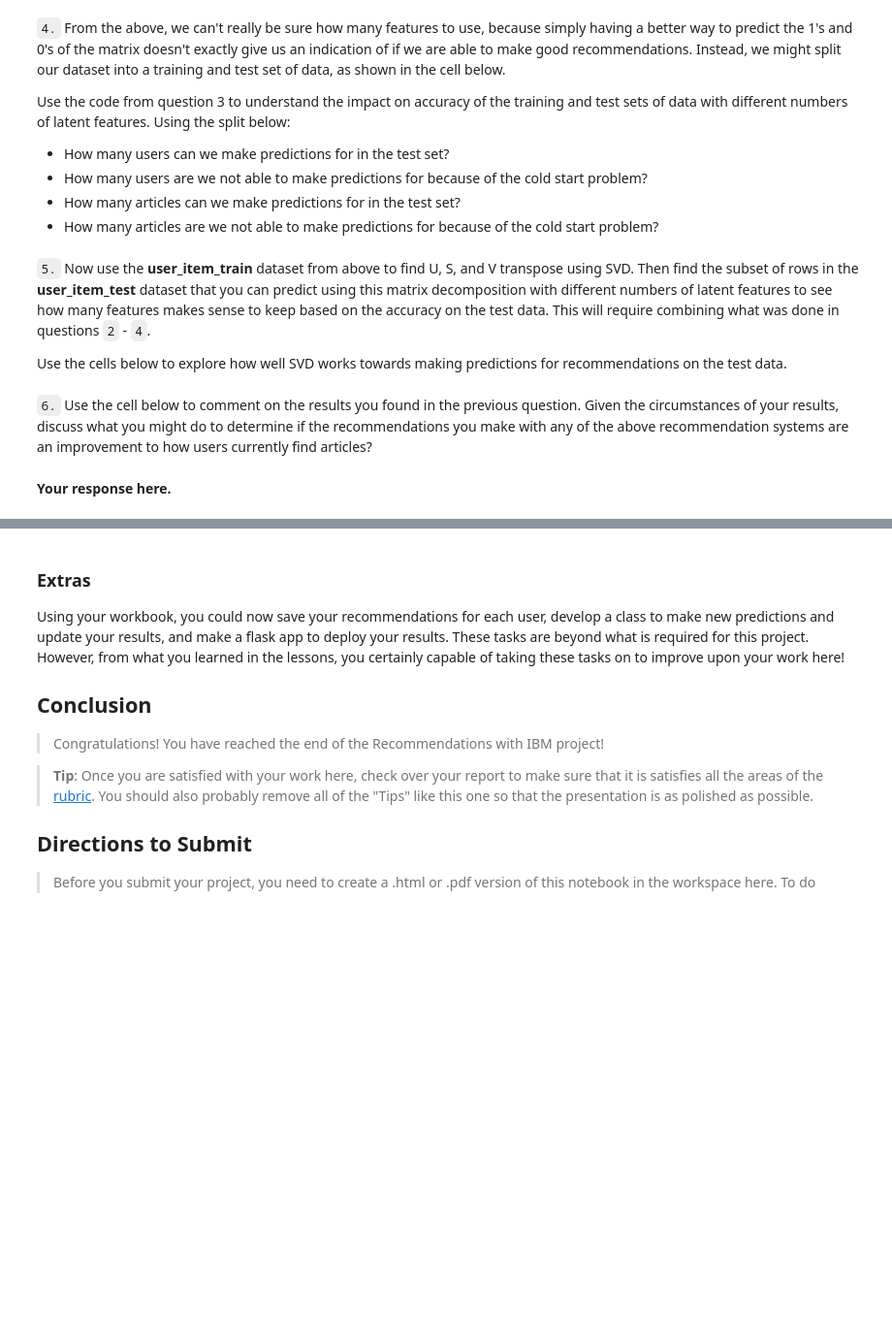
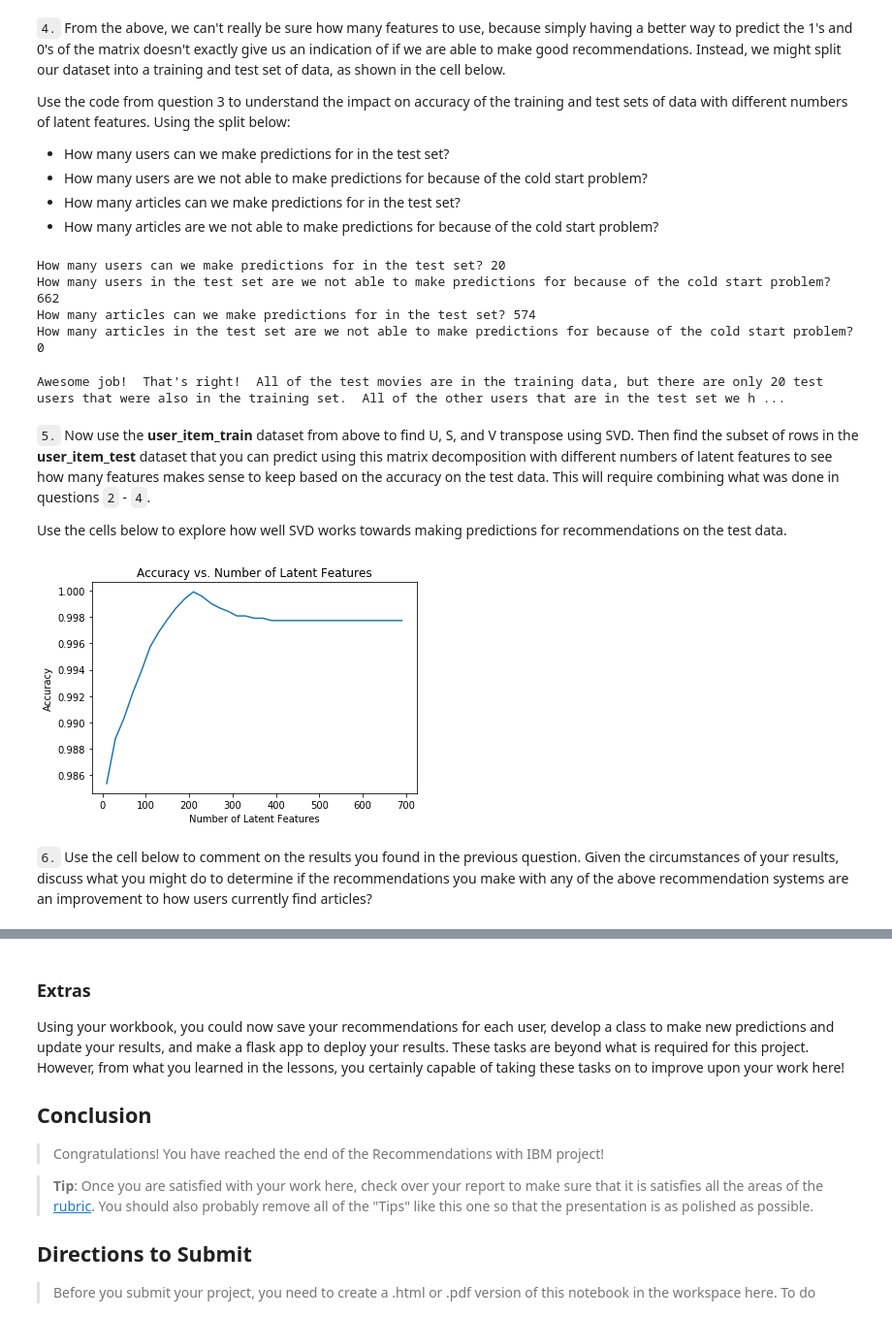
Before and after one commit to nyxcat/Recommendation-Engines-with-IBM, a Jupyter notebook: Recommendations_with_IBM.ipynb, the cells around one changed output, grey strips where cells are left out. Shown: that part at 97% size. Saved outputs shown, nothing was run; the diff lists cells and outputs as text; code cells hidden in the pictures; blank space fills up the shorter version.

```diff
--- a/Recommendations_with_IBM.ipynb
+++ b/Recommendations_with_IBM.ipynb
@@ -1093,10 +1162,29 @@ def create_test_and_train_user_item(df_train, df_test):
 
     '''
     # Your code here
+    user_item_train = create_user_item_matrix(df_train)
+    user_item_test = create_user_item_matrix(df_test)
+
+    test_idx = df_test.user_id.unique()
+    test_arts = df_test.article_id.unique()
 
     return user_item_train, user_item_test, test_idx, test_arts
 
 user_item_train, user_item_test, test_idx, test_arts = create_test_and_train_user_item(df_train, df_test)
+# %%
+train_idx = set(df_train.user_id.unique())
+train_arts = set(df_train.article_id.unique())
+common_user = len(set(test_idx).intersection(train_idx))
+common_arts = len(set(test_arts).intersection(train_arts))
+print('How many users can we make predictions for in the test set? {}'.format(common_user))
+print('How many users in the test set are we not able to make predictions for because of the cold start problem? {}'.format(len(set(test_idx))-common_user))
+print('How many articles can we make predictions for in the test set? {}'.format(common_arts))
+print('How many articles in the test set are we not able to make predictions for because of the cold start problem? {}'.format(len(set(test_arts))-common_arts))
+# %% [output]
+How many users can we make predictions for in the test set? 20
+How many users in the test set are we not able to make predictions for because of the cold start problem? 662
+How many articles can we make predictions for in the test set? 574
+How many articles in the test set are we not able to make predictions for because of the cold start problem? 0
 # %%
 # Replace the values in the dictionary below
 a = 662
@@ -1106,24 +1194,63 @@ d = 0
 
 
 sol_4_dict = {
-    'How many users can we make predictions for in the test set?': # letter here,
-    'How many users in the test set are we not able to make predictions for because of the cold start problem?': # letter here,
-    'How many articles can we make predictions for in the test set?': # letter here,
-    'How many articles in the test set are we not able to make predictions for because of the cold start problem?': # letter here
+    'How many users can we make predictions for in the test set?': c,
+    'How many users in the test set are we not able to make predictions for because of the cold start problem?': a,
+    'How many movies can we make predictions for in the test set?': b,# letter here,
+    'How many movies in the test set are we not able to make predictions for because of the cold start problem?': d
 }
 
 t.sol_4_test(sol_4_dict)
+# %% [output]
+Awesome job!  That's right!  All of the test movies are in the training data, but there are only 20 test users that were also in the training set.  All of the other users that are in the test set we h ...
 # %% [markdown]
 `5.` Now use the **user_item_train** dataset from above to find U, S, and V transpose using SVD. Then find the subset of rows in the **user_item_test** dataset that you can predict using this matrix decomposition with different numbers of latent features to see how many features makes sense to keep based on the accuracy on the test data. This will require combining what was done in questions `2` - `4`.
 
 Use the cells below to explore how well SVD works towards making predictions for recommendations on the test data.
 # %%
 # fit SVD on the user_item_train matrix
-u_train, s_train, vt_train = # fit svd similar to above then use the cells below
+u_train, s_train, vt_train = np.linalg.svd(np.array(user_item_train))# fit svd similar to above then use the cells below
 # %%
 # Use these cells to see how well you can use the training
 # decomposition to predict on test data
+common_user_ids = set(test_idx).intersection(train_idx)
+common_article_ids = set(test_arts).intersection(train_arts)
+# %%
+num_latent_feats = np.arange(10,700+10,20)
+sum_errs_train = []
+sum_errs_test = []
+
+train_article_series = np.array(user_item_train.columns)
+train_user_series = np.array(user_item_train.index)
+test_article_series = np.array(user_item_test.columns)
+test_user_series = np.array(user_item_test.index)
+
+for k in num_latent_feats:
+    # restructure with k latent features
+    s_new, u_new, vt_new = np.diag(s_train[:k]), u_train[:, :k], vt_train[:k, :]
+
+    # take dot product on test set
+    cum_errs_test = 0
+    for i in common_user_ids:
+        row = np.where(train_user_series == i)[0][0]
+
+        for j in common_article_ids:
+            col = np.where(train_article_series == j)[0][0]
+
+            user_item_est_test = np.around(np.dot(np.dot(u_new[row], s_new), vt_new[:, col]))
+            row_test = np.where(test_user_series == i)[0][0]
+            col_test = np.where(test_article_series == j)[0][0]
+            diffs_test = user_item_est_test - np.array(user_item_test)[row_test, col_test]
+            cum_errs_test += diffs_test
+
+    err_test = np.sum(np.sum(np.abs(cum_errs_test)))
+    sum_errs_test.append(err_test)
+
+plt.plot(num_latent_feats, 1 - np.array(sum_errs_test)/len(common_article_ids)/len(common_user_ids));
+plt.xlabel('Number of Latent Features');
+plt.ylabel('Accuracy');
+plt.title('Accuracy vs. Number of Latent Features');
+# %% [output]
+[figure, added]
 # %% [markdown]
 `6.` Use the cell below to comment on the results you found in the previous question. Given the circumstances of your results, discuss what you might do to determine if the recommendations you make with any of the above recommendation systems are an improvement to how users currently find articles?
-# %% [markdown]
-**Your response here.**
```
Also changed, not shown: parts of 40 cells of this notebook, 4 other files.
